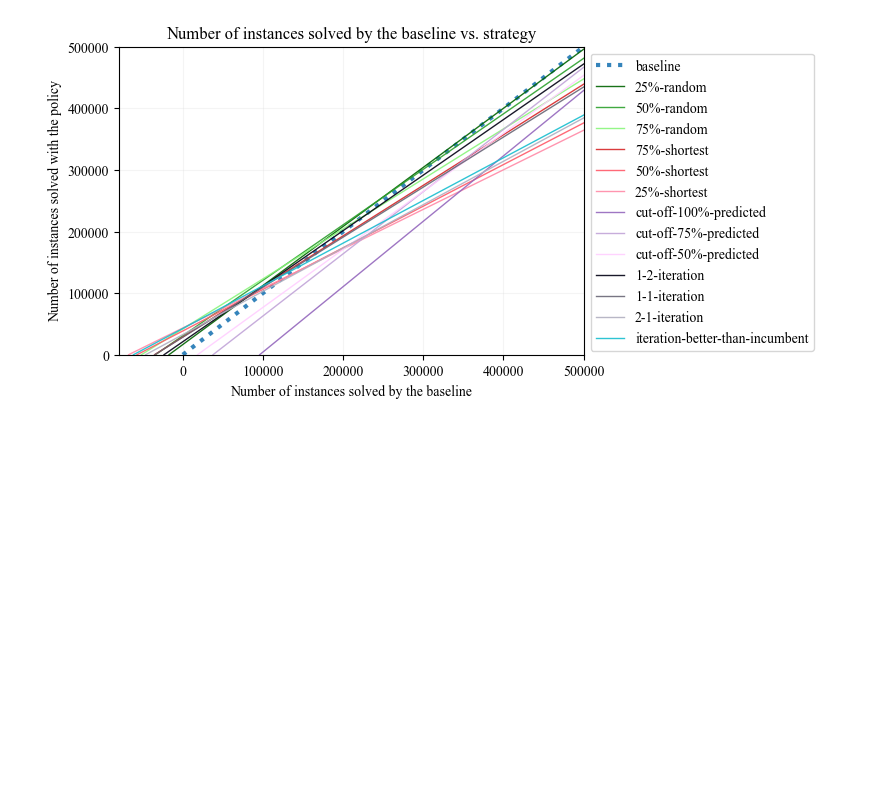
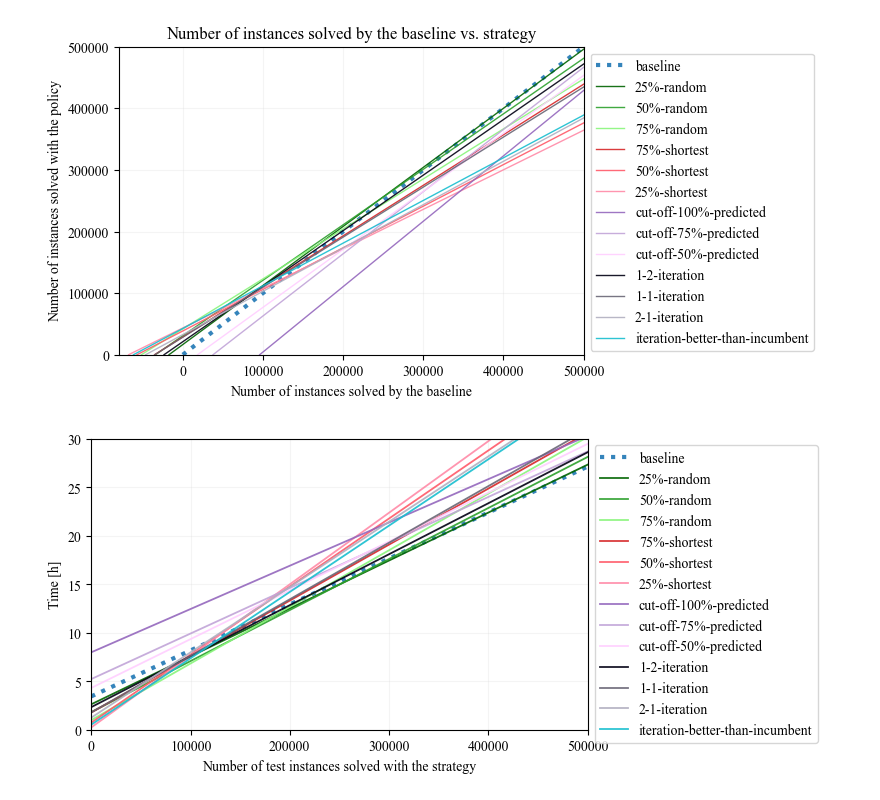
Before and after one commit to zakrzewow/raw-algorithm-portfolios, a Jupyter notebook: results.ipynb, the cells around one changed output. Drawn from its saved outputs; the diff is of its cells as text; code cells hidden in the pictures; blank space fills up the shorter version.

```diff
--- a/results.ipynb
+++ b/results.ipynb
@@ -303,3 +305,29 @@ fig, ax = plot_lines(df25_agg, 500000)
 plt.show()
 # %% [output]
 [figure]
+# %%
+fig, ax = plt.subplots(figsize=(8, 3.7))
+
+for (policy, parg), row in df25_agg.iterrows():
+    alpha = row["cost"] / 3600
+    beta = row["cpu_time"]
+    ax.axline(
+        (0, beta),
+        slope=alpha,
+        alpha=0.9,
+        color=COLORS[(policy, parg)],
+        lw=1.3 if policy != "baseline" else 3,
+        ls="-" if policy != "baseline" else "dotted",
+        label=LABELS[(policy, parg)],
+    )
+
+plt.legend(bbox_to_anchor=(1, 1), loc='upper left')
+plt.ylabel("Time [h]")
+plt.xlabel("Number of test instances solved with the strategy")
+plt.xlim(0, 500000)
+plt.ylim(0, 30)
+plt.tight_layout()
+plt.savefig("fig.pdf", bbox_inches="tight")
+plt.show()
+# %% [output]
+[figure, added]
```
Also changed, not shown: parts of 3 cells of this notebook, 1 other file.
